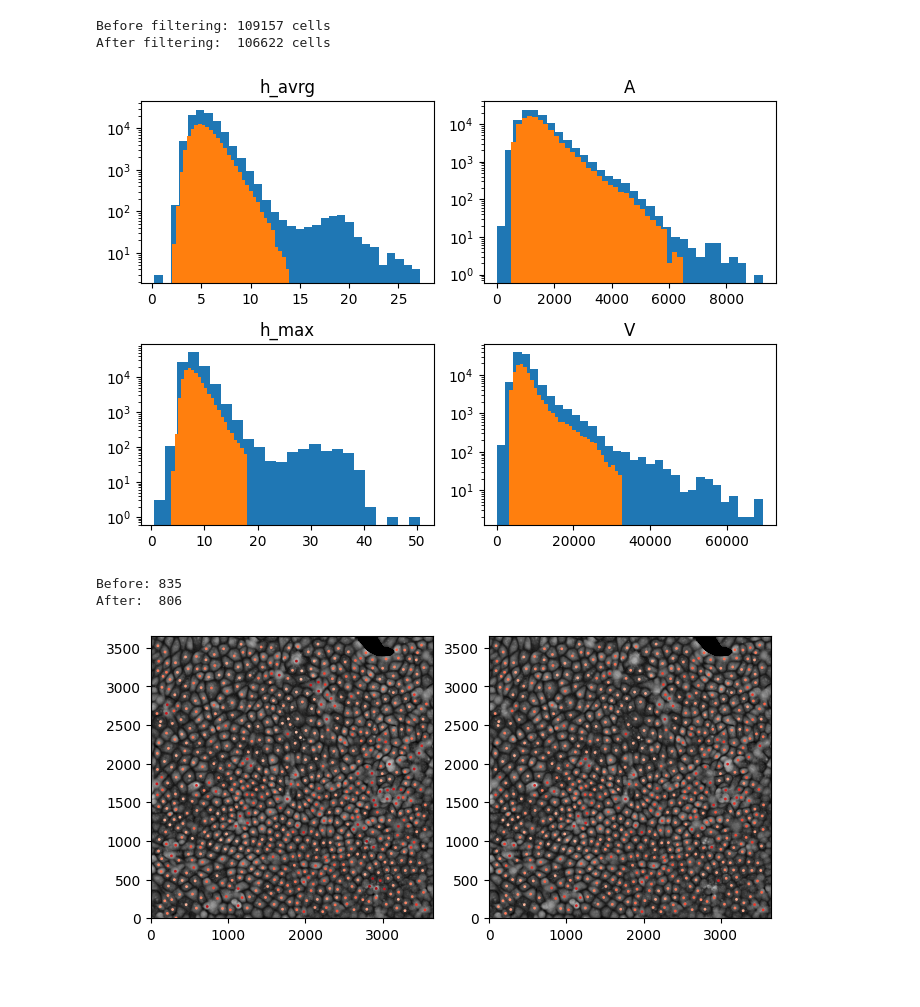
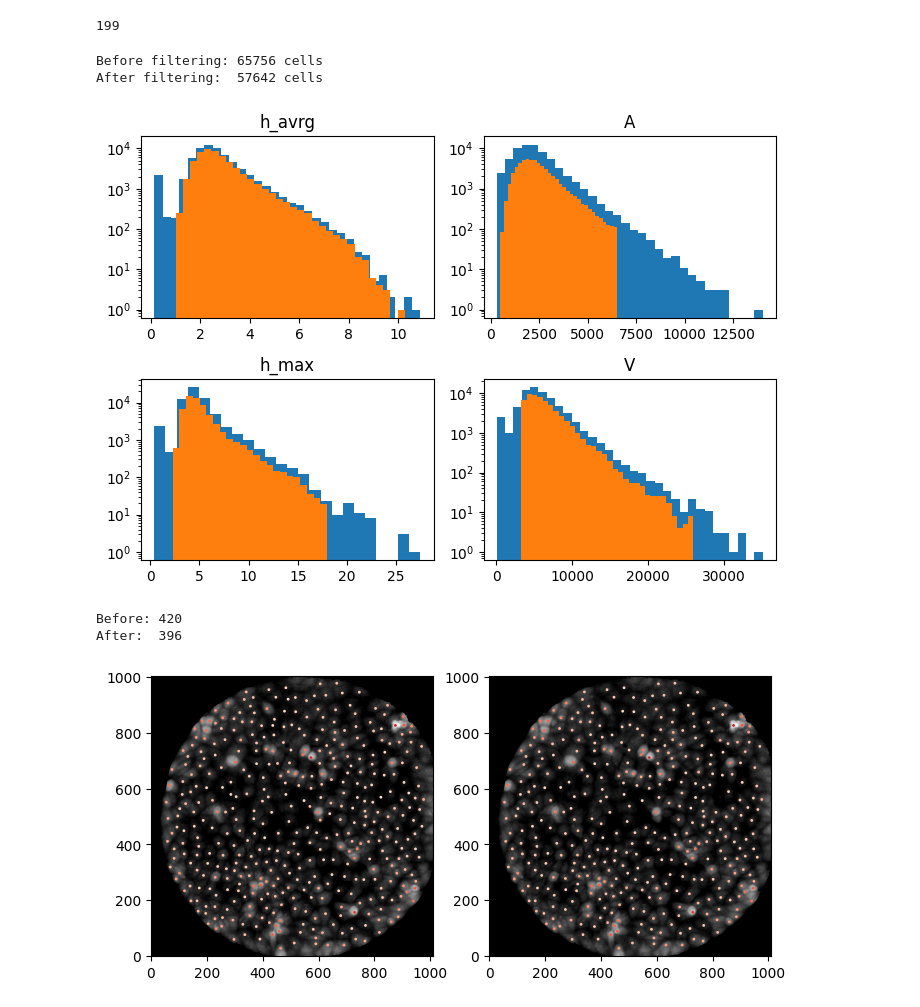
Before and after one commit to siljabl/MDCK_QPI, a Jupyter notebook: filter_and_tracks_cells.ipynb, the cells around one changed output. Cells and saved outputs as stored; diff of their text form; code cells hidden in the pictures; blank space fills up the shorter version.

```diff
--- a/filter_and_tracks_cells.ipynb
+++ b/filter_and_tracks_cells.ipynb
@@ -12,12 +13,19 @@ vox_to_um = get_voxel_size_35mm()
 pix_to_um = get_pixel_size()
 # %%
 # Holomonitor
-file = "A1-9"
-folder = "../data/Holomonitor/MDCK_19.03.2024/"
-im = import_holomonitor_stack(folder, file, f_min=1, f_max=145)
+dataset = 10
+holo_dict = json.load(open("../data/Holomonitor/settings.txt"))
 
-unfiltered_df = pd.read_csv(f"{folder}{file}/area_volume_unfiltered.csv")
-areas = np.load(f"{folder}{file}/cell_areas.npy")
+path = holo_dict["files"][dataset]
+fmin = holo_dict["fmin"][dataset]
+fmax = holo_dict["fmax"][dataset]
+file = path.split("/")[-1]
+dir  = f"../{path.split(file)[0].split('../../')[-1]}"
+
+im = import_holomonitor_stack(dir, file, f_min=1, f_max=fmax)
+
+unfiltered_df = pd.read_csv(f"{dir}{file}/area_volume_unfiltered.csv")
+areas = np.load(f"{dir}{file}/cell_areas.npy")
 search_range = 10
 
 # # Tomocube
@@ -28,12 +36,16 @@ search_range = 10
 # unfiltered_df = pd.read_csv(f"{folder}/area_volume_unfiltered.csv")
 # areas = np.load(f"{folder}/cell_areas.npy")
 # search_range = 50
+
+print(unfiltered_df.frame.max())
+# %% [output]
+199
 # %%
-A_min = 150  / pix_to_um[0] ** 2
+A_min = 100  / pix_to_um[0] ** 2
 A_max = 2000 / pix_to_um[0] ** 2
 V_min = 1000 / pix_to_um[0] ** 2
-V_max = 10_000 / pix_to_um[0] ** 2
-h_min = 2
+V_max = 8_000 / pix_to_um[0] ** 2
+h_min = 1
 h_max = 18
 h_mask = (unfiltered_df.h_avrg > h_min) * (unfiltered_df.h_max < h_max)
 A_mask = (unfiltered_df.A > A_min) * (unfiltered_df.A < A_max)
@@ -45,8 +57,8 @@ filtered_df = unfiltered_df[mask]
 print(f"Before filtering: {len(unfiltered_df)} cells")
 print(f"After filtering:  {len(filtered_df)} cells")
 # %% [output]
-Before filtering: 109157 cells
-After filtering:  106622 cells
+Before filtering: 65756 cells
+After filtering:  57642 cells
 # %%
 # filter area and volume
 h_max = int(unfiltered_df.h_max.max())
@@ -67,22 +79,22 @@ ax[0,1].set(title="A",      yscale="log")
 ax[1,1].set(title="V",      yscale="log")
 fig.tight_layout()
 # %% [output]
-[figure, old version]
+[figure, new version]
 # %%
-idx = 18
+idx = 2
 
 fig, ax = plt.subplots(1,2, figsize=(8,4))
 ax[0].imshow(im[idx].T, origin="lower", cmap="gray", vmin=1.37);
 ax[1].imshow(im[idx].T, origin="lower", cmap="gray", vmin=1.37);
 ax[0].scatter(unfiltered_df[unfiltered_df.frame==idx].x, unfiltered_df[unfiltered_df.frame==idx].y, s=1, cmap="Reds", c=unfiltered_df[unfiltered_df.frame==idx].h_max, vmin=0, vmax=h_max)#, 'r.', ms=3);
 ax[1].scatter(filtered_df[filtered_df.frame==idx].x, filtered_df[filtered_df.frame==idx].y, s=1, cmap="Reds", c=filtered_df[filtered_df.frame==idx].h_max, vmin=0, vmax=h_max)#, 'r.', ms=3);
 
 print(f"Before: {len(unfiltered_df[unfiltered_df.frame==idx])}")
 print(f"After:  {len(filtered_df[filtered_df.frame==idx])}")
 # %% [output]
-Before: 835
-After:  806
+Before: 420
+After:  396
-[figure, old version]
+[figure, new version]
 # %%
 filtered_areas = np.copy(areas[idx])
 
```
Also changed, not shown: parts of 5 cells of this notebook, 19 other files.
